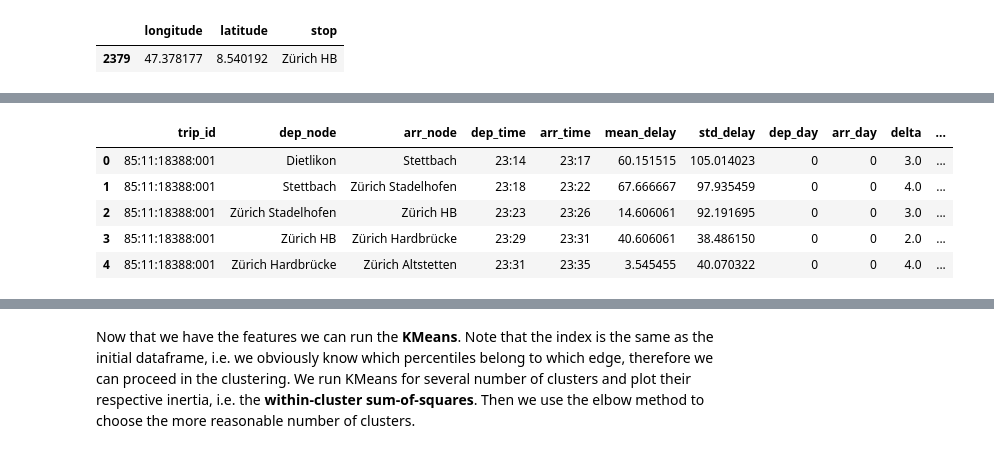
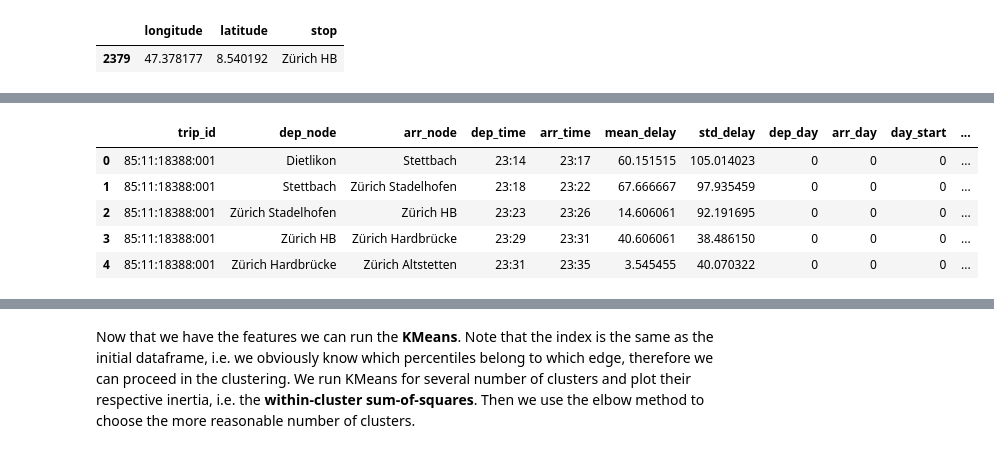
Before and after one commit to marcozov/journey_planning, a Jupyter notebook: FinalProject.ipynb, the cells around one changed output, grey strips where cells are left out. Saved outputs shown, nothing was run; the diff lists cells and outputs as text; code cells hidden in the pictures.

```diff
--- a/FinalProject.ipynb
+++ b/FinalProject.ipynb
@@ -72,7 +95,7 @@ zurich_coord
 # Function to calculate the distance of gps coordinates
 def compute_distance(lat1, lon1, lat2, lon2):
     # approximate radius of earth in km
-    R = 6373.0
+    R = 6371.0
 
     lat1 = radians(lat1)
     lon1 = radians(lon1)
@@ -149,7 +176,7 @@ df_filtered = (df.filter((df.status_arrival_time == 'GESCHAETZT') | (df.status_d
                       )
 
 # Handling the NaN values
-df_with_delays = df_filtered.select('id', 'train_number', 'stop_name', 'arrival_time', 'arrival_delay', 'departure_time', 'departure_delay')
+df_with_delays = df_filtered.select('id', 'train_number', 'stop_name', 'arrival_time', 'arrival_delay', 'departure_time', 'departure_delay', 'date')
 df_with_delays = df_with_delays.fillna(0, ['departure_delay', 'arrival_delay'])
 df_with_delays = (df_with_delays
                   .withColumn('arrival_time2', fillWithOther(df_with_delays.arrival_time, df_with_delays.departure_time))
@@ -157,7 +184,8 @@ df_with_delays = (df_with_delays
                   .drop(df_with_delays.departure_time).drop(df_with_delays.arrival_time)
                  )
 df_with_delays = df_with_delays.withColumnRenamed('departure_time2', 'departure_time').withColumnRenamed('arrival_time2', 'arrival_time')
-# Adding the day of the week
+# Adding the day of the week and the week day of the start of the trip
+df_with_delays = df_with_delays.withColumn("day_week_start", week_day_udf(df_with_delays.date))
 df_with_delays = df_with_delays.withColumn("day_week", week_day_udf(F.split(df_with_delays.arrival_time, " ")[0]))
 
 # Filtering outliers
@@ -169,11 +203,7 @@ df_with_delays = df_with_delays.filter((df_with_delays['arrival_delay'] > -1000)
 # %%
-# Filtering the stops that are not in the metadata
-# Adding a new column 'info' containing all the needed information
-# Grouping by trip id
-# Collect the list of the 'info' rows in the group
 df_grouped = (df_with_delays
     .filter(df_with_delays.stop_name.isin(metadataPandas.stop.tolist()))
-    .withColumn('info', F.struct('stop_name', F.split('arrival_time', " ")[1], 'arrival_delay', F.split('departure_time', " ")[1], 'departure_delay', 'day_week'))
+    .withColumn('info', F.struct('stop_name', F.split('arrival_time', " ")[1], 'arrival_delay', F.split('departure_time', " ")[1], 'departure_delay', 'day_week', 'day_week_start'))
     .groupby('id')
     .agg(F.collect_list('info').alias('info'))
               )
@@ -194,27 +229,26 @@ def compute_delta(arrival, departure, day):
 
 def delays(s):
     return tuple(s)
-    if s.shape[0] < 2:
-        return s
-    return list(s)
 
 # DataFrame containing the final schedule
 schedule = pd.DataFrame(columns= ['trip_id', 'dep_node', 'arr_node',
                                   'dep_time', 'arr_time',
                                   'mean_delay', 'std_delay',
-                                  'dep_day', 'arr_day', 'delta', 'delays'])
+                                  'dep_day', 'arr_day', 'day_start',
+                                  'delta', 'delays'])
 
 # Iterating through groups
 for group in groups:
     trip_id = group[0]
     info = group[1]
-    p = pd.DataFrame(info, columns=['stop', 'arrival_time', 'arrival_delay','departure_time', 'departure_delay', 'week_day'])
+    p = pd.DataFrame(info, columns=['stop', 'arrival_time', 'arrival_delay','departure_time', 'departure_delay', 'week_day', 'day_week_start'])
 
     # Computing the mean of arrival and departure delays
     c = p.groupby(['week_day', 'arrival_time', 'departure_time', 'stop']).agg([np.mean, np.std, delays])
 
     c = c.reset_index()
     c.columns = [' '.join(col).strip() for col in c.columns.values]
+
 
     # Creating all the couples of (start_station, arrival_station) for each trip. The order of the schedule
     # is manteined by the groupby operation. We can have the same schedule for different days of the week,
@@ -230,43 +264,45 @@ for group in groups:
                         c.loc[i+1, 'arrival_delay std'],
                         c.loc[i, 'week_day'],
                         c.loc[i+1, 'week_day'],
+                        c.loc[i, 'day_week_start mean'],
                         compute_delta(c.loc[i, 'departure_time'],
                                       c.loc[i+1, 'arrival_time'],
                                       c.loc[i+1, 'week_day']-c.loc[i, 'week_day']),
                         c.loc[i+1, 'arrival_delay delays'])
                                   for i in range(len(c)-1)],
                      columns= ['trip_id', 'dep_node', 'arr_node',
                                'dep_time', 'arr_time',
                                'mean_delay', 'std_delay',
-                               'dep_day', 'arr_day', 'delta', 'delays'])
+                               'dep_day', 'arr_day', 'day_start',
+                               'delta', 'delays'])
     # Need to merge the last station with the first, in case of a trip that starts on sunday night and finisches
     # on monday morning
     m = len(c)-1
     partialResult = partialResult.append([{'trip_id': trip_id,
                 'dep_node': c.loc[m, 'stop'],
                 'arr_node': c.loc[0, 'stop'],
                 'dep_time': c.loc[m, 'departure_time'],
                 'arr_time': c.loc[0, 'arrival_time'],
                 'mean_delay': c.loc[m, 'arrival_delay mean'],
                 'std_delay': c.loc[m, 'arrival_delay std'],
                 'dep_day': c.loc[m, 'week_day'],
                 'arr_day': c.loc[0, 'week_day'],
+                'day_start': c.loc[m, 'day_week_start mean'],
                 'delta': compute_delta(c.loc[m, 'departure_time'], c.loc[0, 'arrival_time'], c.loc[0, 'week_day']+7-c.loc[m, 'week_day']),
                 'delays': c.loc[m, 'arrival_delay delays']
                  }], ignore_index=True
                )
     # Filtering the wrong couples and couples where the start and stop stations are the same
     partialResult = partialResult[partialResult.delta < 180]
     partialResult = partialResult[partialResult.dep_node != partialResult.arr_node]
-    #partialResult = partialResult.drop(['delta'], axis=1)
     schedule = schedule.append(partialResult)
 
 schedule.reset_index(drop=True, inplace=True)
 schedule.head()
 # %% [output]
-|  | trip_id | dep_node | arr_node | dep_time | arr_time | mean_delay | std_delay | dep_day | arr_day | delta | ... |
-| 0 | 85:11:18388:001 | Dietlikon | Stettbach | 23:14 | 23:17 | 60.151515 | 105.014023 | 0 | 0 | 3.0 | ... |
-| 1 | 85:11:18388:001 | Stettbach | Zürich Stadelhofen | 23:18 | 23:22 | 67.666667 | 97.935459 | 0 | 0 | 4.0 | ... |
-| 2 | 85:11:18388:001 | Zürich Stadelhofen | Zürich HB | 23:23 | 23:26 | 14.606061 | 92.191695 | 0 | 0 | 3.0 | ... |
-| 3 | 85:11:18388:001 | Zürich HB | Zürich Hardbrücke | 23:29 | 23:31 | 40.606061 | 38.486150 | 0 | 0 | 2.0 | ... |
-| 4 | 85:11:18388:001 | Zürich Hardbrücke | Zürich Altstetten | 23:31 | 23:35 | 3.545455 | 40.070322 | 0 | 0 | 4.0 | ... |
+|  | trip_id | dep_node | arr_node | dep_time | arr_time | mean_delay | std_delay | dep_day | arr_day | day_start | ... |
+| 0 | 85:11:18388:001 | Dietlikon | Stettbach | 23:14 | 23:17 | 60.151515 | 105.014023 | 0 | 0 | 0 | ... |
+| 1 | 85:11:18388:001 | Stettbach | Zürich Stadelhofen | 23:18 | 23:22 | 67.666667 | 97.935459 | 0 | 0 | 0 | ... |
+| 2 | 85:11:18388:001 | Zürich Stadelhofen | Zürich HB | 23:23 | 23:26 | 14.606061 | 92.191695 | 0 | 0 | 0 | ... |
+| 3 | 85:11:18388:001 | Zürich HB | Zürich Hardbrücke | 23:29 | 23:31 | 40.606061 | 38.486150 | 0 | 0 | 0 | ... |
+| 4 | 85:11:18388:001 | Zürich Hardbrücke | Zürich Altstetten | 23:31 | 23:35 | 3.545455 | 40.070322 | 0 | 0 | 0 | ... |
```
Also changed, not shown: parts of 74 cells of this notebook, 5 other files.
